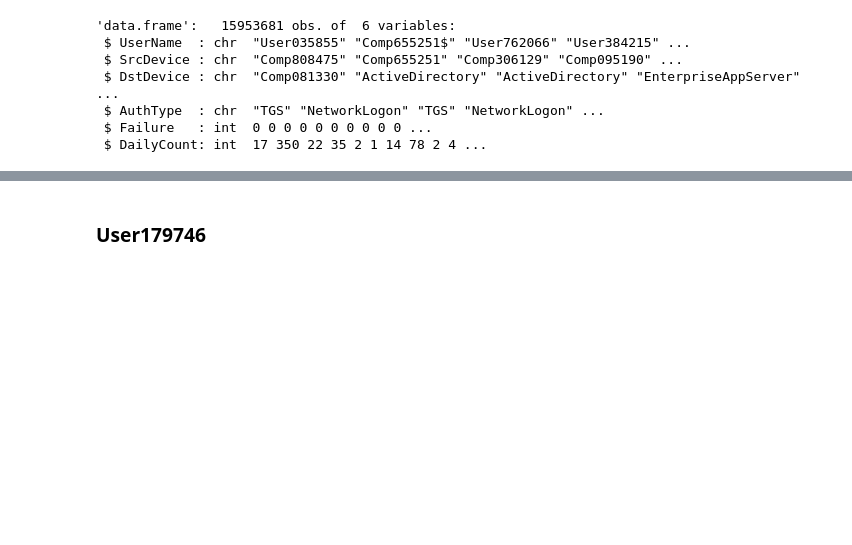
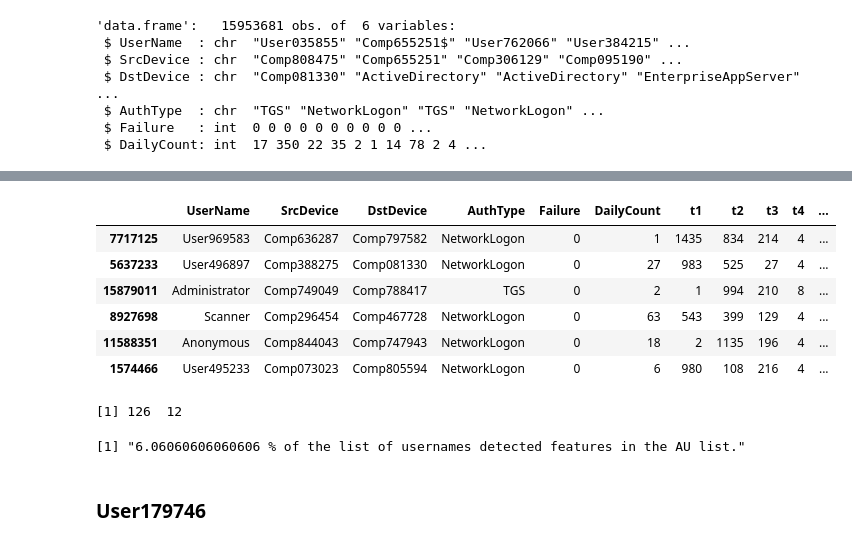
Before and after one commit to gabejg/Advanced-Cyber-Analytics-for-Attack-Detection, a Jupyter notebook: Alex/Anomaly Detection using RDFTensor.ipynb, the cells around one changed output, grey strips where cells are left out. Saved outputs shown, nothing was run; the diff lists cells and outputs as text; code cells hidden in the pictures; blank space fills up the shorter version.

```diff
--- a/Alex/Anomaly Detection using RDFTensor.ipynb
+++ b/Alex/Anomaly Detection using RDFTensor.ipynb
@@ -50,0 +53,6 @@ str(Auth)
+# %%
+train <- sample(1:nrow(Auth), size=nrow(Auth)*10^-4, replace=FALSE)
+U17<- Auth[train, ]
+
+head(U17)
+dim(U17)
@@ -50,0 +68,10 @@ str(Auth)
+# %%
+t1<- tapply(U17[,1], U17[,1])
+t2<- tapply(U17[,2], U17[,2])
+t3<- tapply(U17[,3], U17[,3])
+t4<- tapply(U17[,4], U17[,4])
+t5<- tapply(U17[,5], U17[,5])
+t6<- tapply(U17[,6], U17[,6])
+
+T<- as.data.frame(cbind(t1,t2,t3,t4,t5,t6))
+head(T)
@@ -50,0 +86,9 @@ str(Auth)
+# %%
+T<- as.matrix(T)
+X=list(subs=T, vals=rep(1, nrow(T)), size=c(length(unique(t1)), length(unique(t2)), length(unique(t3)), length(unique(t4)), length(unique(t5)), length(unique(t6))))
+
+print(c(length(unique(t1)), length(unique(t2)), length(unique(t3)), length(unique(t4)), length(unique(t5)), length(unique(t6))))
+
+P4<- cp_apr(X, 2, opts=list(alg='pdnr'))
+Pt4 <- as.data.frame(P4$M$u[1])
+pt4<- Pt4[order(Pt4[,1], decreasing=TRUE), ]
@@ -50,0 +113,5 @@ str(Auth)
+# %%
+head(pt4)
+dim(pt4[pt4$X1>0.00128, ])
+R<- as.numeric(rownames(pt4[pt4$X1>0.00128, ]))
+R
@@ -51,3 +130,31 @@ str(Auth)
+# %%
+T<- as.data.frame(T)
+data<- cbind(U17, T)
+data<- data[data$t1%in%R, ]
+
+head(data)
+dim(data)
+L<- unique(data$UserName)
+# %% [output]
+|  | UserName | SrcDevice | DstDevice | AuthType | Failure | DailyCount | t1 | t2 | t3 | t4 | ... |
+| 7717125 | User969583 | Comp636287 | Comp797582 | NetworkLogon | 0 | 1 | 1435 | 834 | 214 | 4 | ... |
+| 5637233 | User496897 | Comp388275 | Comp081330 | NetworkLogon | 0 | 27 | 983 | 525 | 27 | 4 | ... |
+| 15879011 | Administrator | Comp749049 | Comp788417 | TGS | 0 | 2 | 1 | 994 | 210 | 8 | ... |
+| 8927698 | Scanner | Comp296454 | Comp467728 | NetworkLogon | 0 | 63 | 543 | 399 | 129 | 4 | ... |
+| 11588351 | Anonymous | Comp844043 | Comp747943 | NetworkLogon | 0 | 18 | 2 | 1135 | 196 | 4 | ... |
+| 1574466 | User495233 | Comp073023 | Comp805594 | NetworkLogon | 0 | 6 | 980 | 108 | 216 | 4 | ... |
+[1] 126  12
+# %%
+setwd("D://LA//ATI Data")
+AU <- read.table(file="AuthUserNames.txt", header=F)
+AU <- as.vector(AU$V1)
+AU <- unique(AU)
+
+Y<- L[L%in%AU==TRUE]
+
+print(paste(length(Y)/length(L)*100, "% of the list of usernames detected features in the AU list."))
+# %% [output]
+[1] "6.06060606060606 % of the list of usernames detected features in the AU list."
 # %% [markdown]
 ### User179746
 # %%
```
Also changed, not shown: parts of 24 cells of this notebook.
